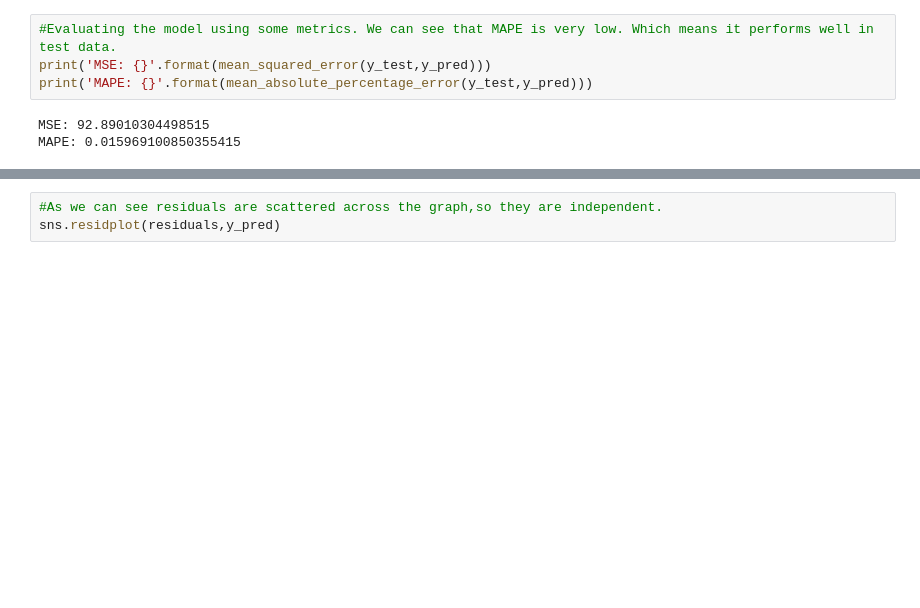
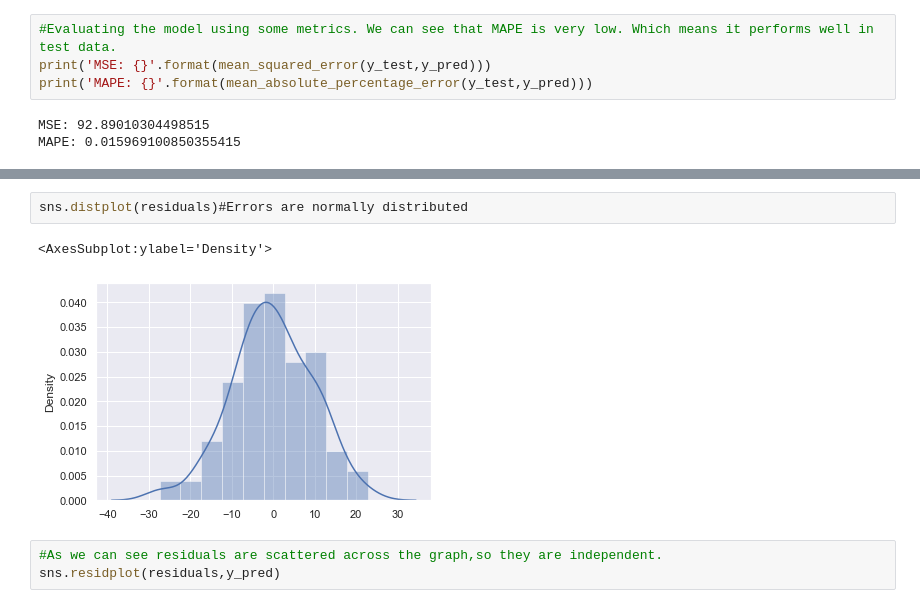
Before and after one commit to Agoose8919/Ecommerce-Analysis-using-Linear-Regression, a Jupyter notebook: Whether company should focus on App or Website development.ipynb, the cells around one changed output, grey strips where cells are left out. Drawn from its saved outputs; the diff is of its cells as text; blank space fills up the shorter version.

```diff
--- a/Whether company should focus on App or Website development.ipynb
+++ b/Whether company should focus on App or Website development.ipynb
@@ -150,3 +149,8 @@ residuals=y_test-y_pred
+# %%
+sns.distplot(residuals)#Errors are normally distributed
+# %% [output]
+<AxesSubplot:ylabel='Density'>
+[figure, added]
 # %%
 #As we can see residuals are scattered across the graph,so they are independent.
 sns.residplot(residuals,y_pred)
```
Also changed, not shown: parts of 2 cells of this notebook.
